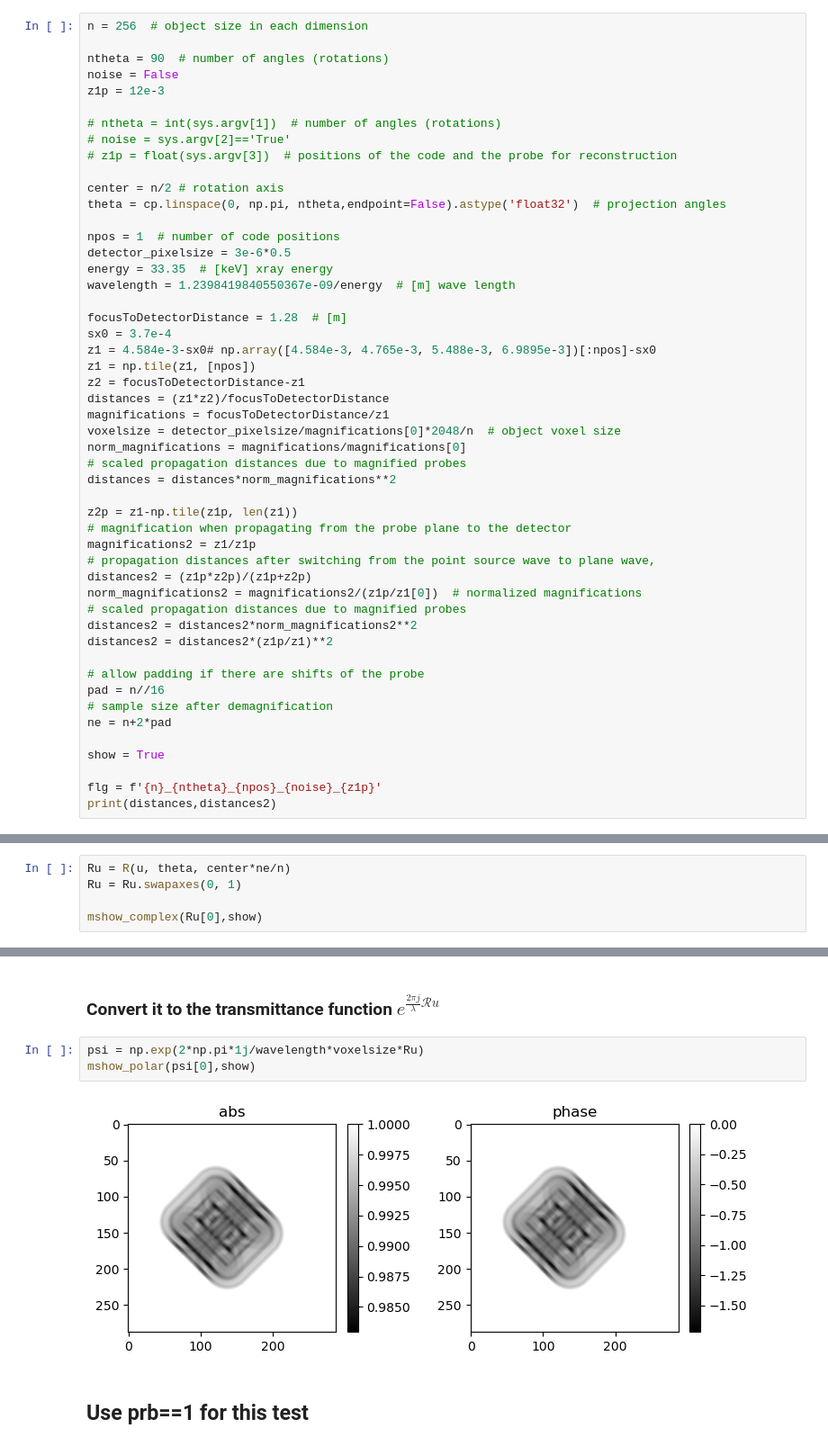
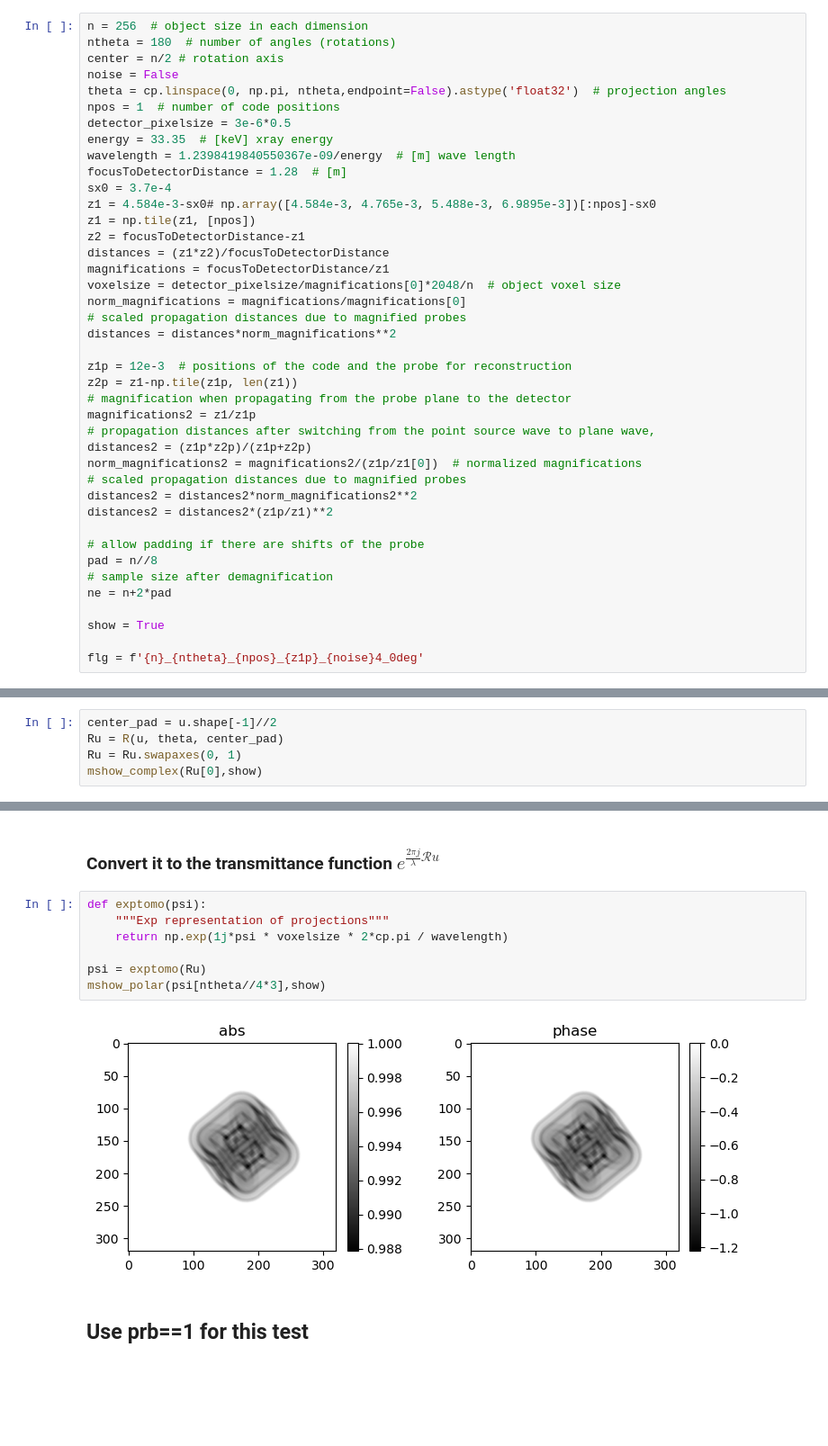
Before and after one commit to nikitinvv/holotomocupy, a Jupyter notebook: coded_apertures/3d_ald/figs_paper/modeling_codes.ipynb, the cells around one changed output, grey strips where cells are left out. Shown at 90% size. Cells and saved outputs as stored; diff of their text form; blank space fills up the shorter version.

```diff
--- a/coded_apertures/3d_ald/figs_paper/modeling_codes.ipynb
+++ b/coded_apertures/3d_ald/figs_paper/modeling_codes.ipynb
@@ -16,23 +14,14 @@ np.random.seed(1) # fix randomness
 # Init data sizes and parametes of the PXM of ID16A
 # %%
 n = 256  # object size in each dimension
-
-ntheta = 90  # number of angles (rotations)
+ntheta = 180  # number of angles (rotations)
+center = n/2 # rotation axis
 noise = False
-z1p = 12e-3
-
-# ntheta = int(sys.argv[1])  # number of angles (rotations)
-# noise = sys.argv[2]=='True'
-# z1p = float(sys.argv[3])  # positions of the code and the probe for reconstruction
-
-center = n/2 # rotation axis
 theta = cp.linspace(0, np.pi, ntheta,endpoint=False).astype('float32')  # projection angles
-
 npos = 1  # number of code positions
 detector_pixelsize = 3e-6*0.5
 energy = 33.35  # [keV] xray energy
 wavelength = 1.2398419840550367e-09/energy  # [m] wave length
-
 focusToDetectorDistance = 1.28  # [m]
 sx0 = 3.7e-4
 z1 = 4.584e-3-sx0# np.array([4.584e-3, 4.765e-3, 5.488e-3, 6.9895e-3])[:npos]-sx0
@@ -45,6 +34,7 @@ norm_magnifications = magnifications/magnifications[0]
 # scaled propagation distances due to magnified probes
 distances = distances*norm_magnifications**2
 
+z1p = 12e-3  # positions of the code and the probe for reconstruction
 z2p = z1-np.tile(z1p, len(z1))
 # magnification when propagating from the probe plane to the detector
 magnifications2 = z1/z1p
@@ -56,11 +46,10 @@ distances2 = distances2*norm_magnifications2**2
 distances2 = distances2*(z1p/z1)**2
 
 # allow padding if there are shifts of the probe
-pad = n//16
+pad = n//8
 # sample size after demagnification
 ne = n+2*pad
 
 show = True
 
-flg = f'{n}_{ntheta}_{npos}_{noise}_{z1p}'
-print(distances,distances2)
+flg = f'{n}_{ntheta}_{npos}_{z1p}_{noise}4_0deg'
@@ -134,8 +124,8 @@ mshow_complex(u[n//2],show)
 # %% [markdown]
 ### Compute tomographic projection data $\mathcal{R}u$:
 # %%
-Ru = R(u, theta, center*ne/n)
+center_pad = u.shape[-1]//2
+Ru = R(u, theta, center_pad)
 Ru = Ru.swapaxes(0, 1)
-
 mshow_complex(Ru[0],show)
 # %% [output]
@@ -143,10 +133,14 @@ mshow_complex(Ru[0],show)
 # %% [markdown]
 ### Convert it to the transmittance function $e^{\frac{2\pi j}{\lambda} \mathcal{R} u }$
 # %%
-psi = np.exp(2*np.pi*1j/wavelength*voxelsize*Ru)
-mshow_polar(psi[0],show)
+def exptomo(psi):
+    """Exp representation of projections"""
+    return np.exp(1j*psi * voxelsize * 2*cp.pi / wavelength)
+
+psi = exptomo(Ru)
+mshow_polar(psi[ntheta//4*3],show)
 # %% [output]
-[figure, old version]
+[figure, new version]
 # %% [markdown]
 ## Use prb==1 for this test
 # %%
```
Also changed, not shown: parts of 15 cells of this notebook, 9 other files.
